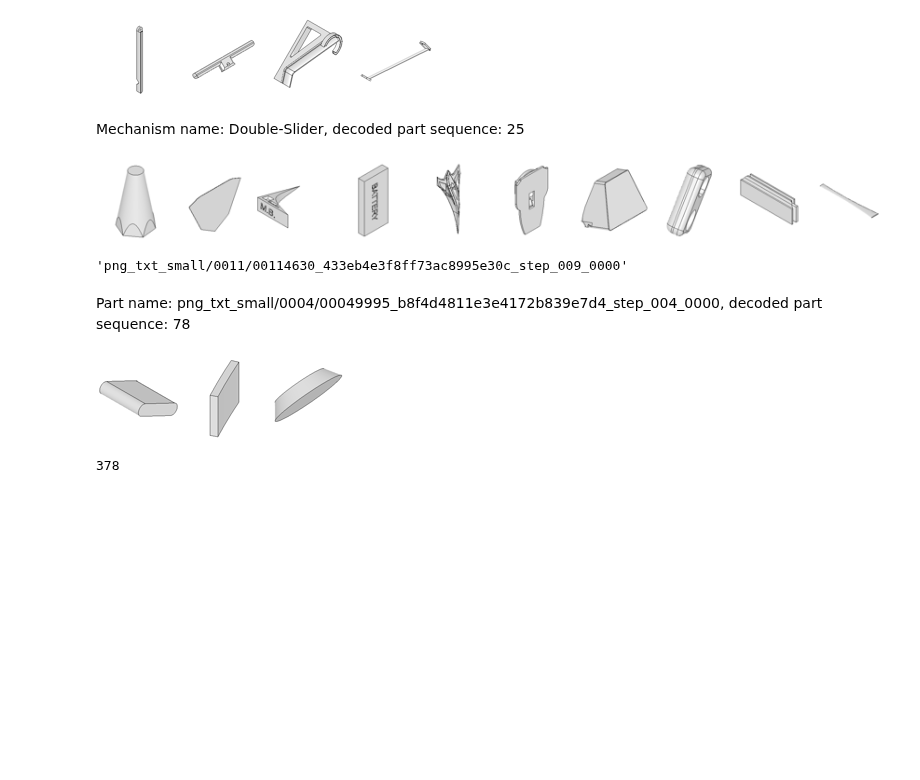
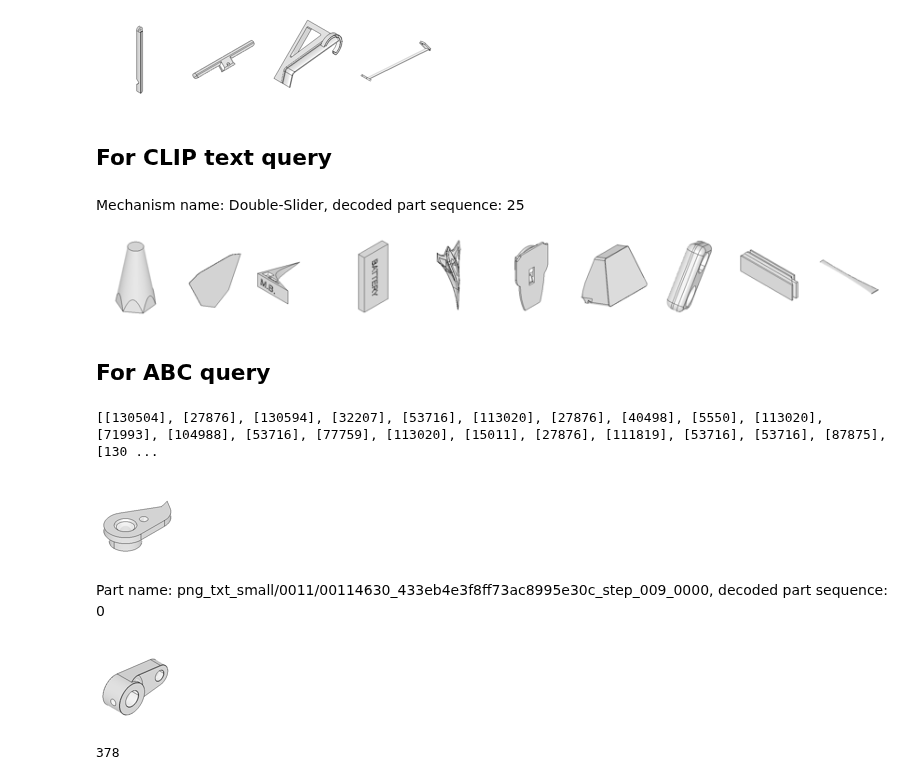
Before and after one commit to gymbeijing/mechanism-identification-public, a Jupyter notebook: search_parts.ipynb, the cells around one changed output. Saved outputs shown, nothing was run; the diff lists cells and outputs as text; code cells hidden in the pictures; blank space fills up the shorter version.

```diff
--- a/search_parts.ipynb
+++ b/search_parts.ipynb
@@ -57,5 +69,5 @@ len(md_to_idx_map)
 # %%
-with open('./processed_data/part_graphs_dim=5.json') as fp:
-    all_part_graph = json.load(fp)
-
+all_part_graph_path = './processed_data/part_graphs_dim=5.json'
+all_part_graph = load_json(all_part_graph_path)
 valid_aid_list = list(all_part_graph.keys())   # 5462: # assemblies having contact info, also # assemblies in the part graph
+print(f'Number of assemblies having contact information / included in the part graph: {len(valid_aid_list)}')
@@ -310,12 +268,14 @@ tensor(0.)
 # %%
-all_query_closest_emb_list = []
-for i, seq in tqdm(enumerate(query_seq[:100])):
-    closest_emb_list = []
-    for j, rec_emb in enumerate(seq):
-        if all_query_norm_list[i][j] < eps:
-            break
-        closest_emb_idx, closest_dist = find_closest(rec_emb)
-        print(closest_dist)
-        closest_emb_list.append(closest_emb_idx)
-    all_query_closest_emb_list.append(closest_emb_list)
+# all_query_closest_emb_list = []
+# for i, seq in tqdm(enumerate(query_seq[:100])):
+#     closest_emb_list = []
+#     for j, rec_emb in enumerate(seq):
+#         if all_query_norm_list[i][j] < eps:
+#             break
+#         closest_emb_idx, closest_dist = find_closest(rec_emb)
+#         print(f'Closest distance: {closest_dist}')
+#         closest_emb_list.append(closest_emb_idx)
+#     all_query_closest_emb_list.append(closest_emb_list)
+
+all_query_closest_emb_list = decode_seq_clip_emb_1(abc_query_seq.cpu(), 100, all_query_norm_list)
 # %% [output]
@@ -848,6 +728,17 @@ def display_image_grid(msg, image_path):
         display(img)
     print(" ")
     print(" ")
+
+def display_single_image(image_path, resize=True):
+    img = Image.open(image_path)
+    if resize:
+        scale = 1/3
+        w, h = img.size
+        newsize = (int(w*scale), int(h*scale))
+        img = img.resize(newsize)
+    img.show()
+
+    return
 # %%
 all_decoded_seq_list[0]
 # %% [output]
@@ -906,6 +799,8 @@ Original part sequence: 19
 [figure]
 Decoded part sequence: 19
 [figure]
+# %% [markdown]
+## For CLIP text query
 # %%
 vid = '00'
 query_seq_idx = 25
@@ -924,29 +819,34 @@ display_image_grid(f'Mechanism name: {mech_names[query_seq_idx]}, decoded part s
 # %% [output]
 Mechanism name: Double-Slider, decoded part sequence: 25
 [figure]
-# %%
-abc_md[0]
-# %% [output]
-'png_txt_small/0011/00114630_433eb4e3f8ff73ac8995e30c_step_009_0000'
+# %% [markdown]
+## For ABC query
+# %%
+print(all_query_closest_emb_list)
+# %% [output]
+[[130504], [27876], [130594], [32207], [53716], [113020], [27876], [40498], [5550], [113020], [71993], [104988], [53716], [77759], [113020], [15011], [27876], [111819], [53716], [53716], [87875], [130 ...
 # %%
 vid = '00'
-rec_seq_idx = 78
+rec_seq_idx = 0
 part_name = abc_md[rec_seq_idx]
+
+display_single_image(abc_md[2]+'_0000.png')
 
 # vid = '00'
 # rec_seq_idx = 79
 
 img_md_list = []
 for img_idx in all_query_closest_emb_list[rec_seq_idx]:
     img_md = all_md[img_idx]
     img_md_list.append(img_md)
 
 img_name_list = extend_metadata_to_filepath(img_md_list, vid)
 
 display_image_grid(f'Part name: {part_name}, decoded part sequence: {rec_seq_idx}', img_name_list)
 # %% [output]
+[figure, new version]
-Part name: png_txt_small/0004/00049995_b8f4d4811e3e4172b839e7d4_step_004_0000, decoded part sequence: 78
+Part name: png_txt_small/0011/00114630_433eb4e3f8ff73ac8995e30c_step_009_0000, decoded part sequence: 0
-[figure, old version]
+[figure, added]
 # %%
 len(all_query_closest_emb_list)
 # %% [output]
```
Also changed, not shown: parts of 29 cells of this notebook.
